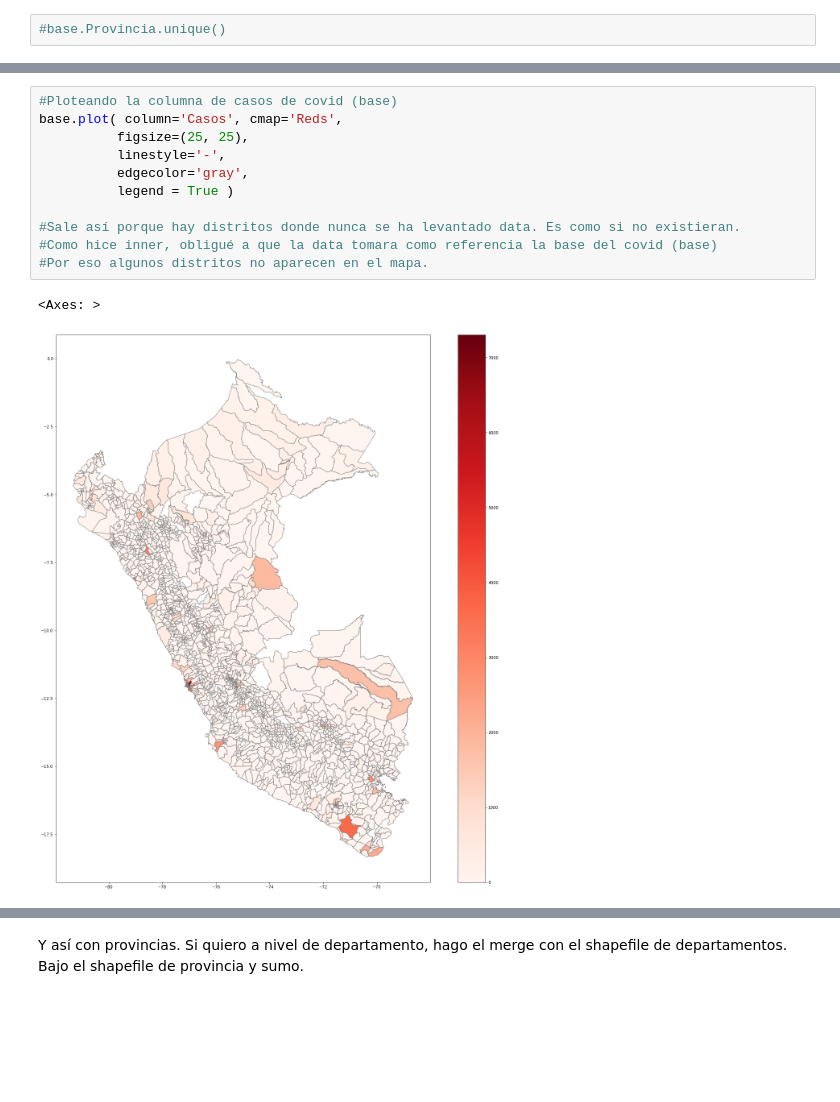
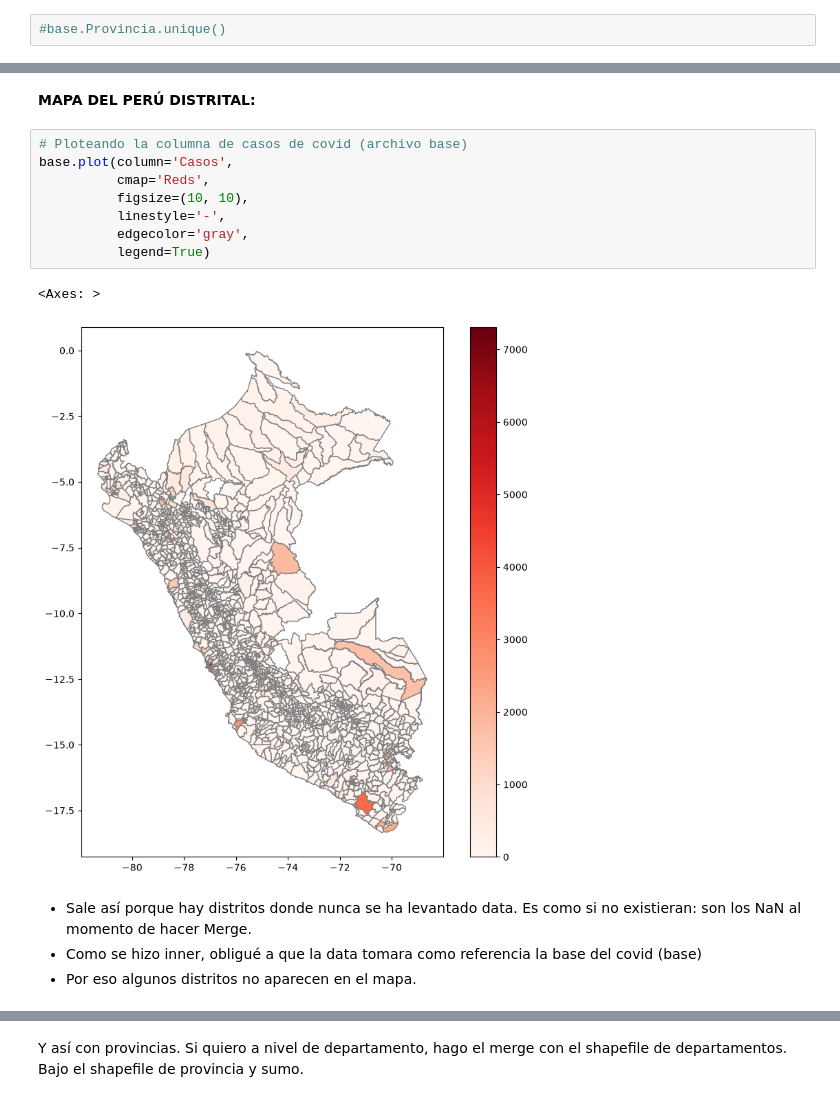
Before and after one commit to ulisesrodas/Python-for-DataScience, a Jupyter notebook: 8. Geopandas.ipynb, the cells around one changed output, grey strips where cells are left out. Drawn from its saved outputs; the diff is of its cells as text; blank space fills up the shorter version.

```diff
--- a/8. Geopandas.ipynb
+++ b/8. Geopandas.ipynb
@@ -363,15 +394,18 @@ base
+# %% [markdown]
+**MAPA DEL PERÚ DISTRITAL:**
 # %%
-#Ploteando la columna de casos de covid (base)
-base.plot( column='Casos', cmap='Reds',
-          figsize=(25, 25),
+# Ploteando la columna de casos de covid (archivo base)
+base.plot(column='Casos',
+          cmap='Reds',
+          figsize=(10, 10),
           linestyle='-',
           edgecolor='gray',
-          legend = True )
-
-#Sale así porque hay distritos donde nunca se ha levantado data. Es como si no existieran.
-#Como hice inner, obligué a que la data tomara como referencia la base del covid (base)
-#Por eso algunos distritos no aparecen en el mapa.
+          legend=True)
 # %% [output]
 <Axes: >
-[figure, old version]
+[figure, new version]
+# %% [markdown]
+* Sale así porque hay distritos donde nunca se ha levantado data. Es como si no existieran: son los NaN al momento de hacer Merge.
+* Como se hizo inner, obligué a que la data tomara como referencia la base del covid (base)
+* Por eso algunos distritos no aparecen en el mapa.
 # %%
```
Also changed, not shown: parts of 145 cells of this notebook, 2 other files.
